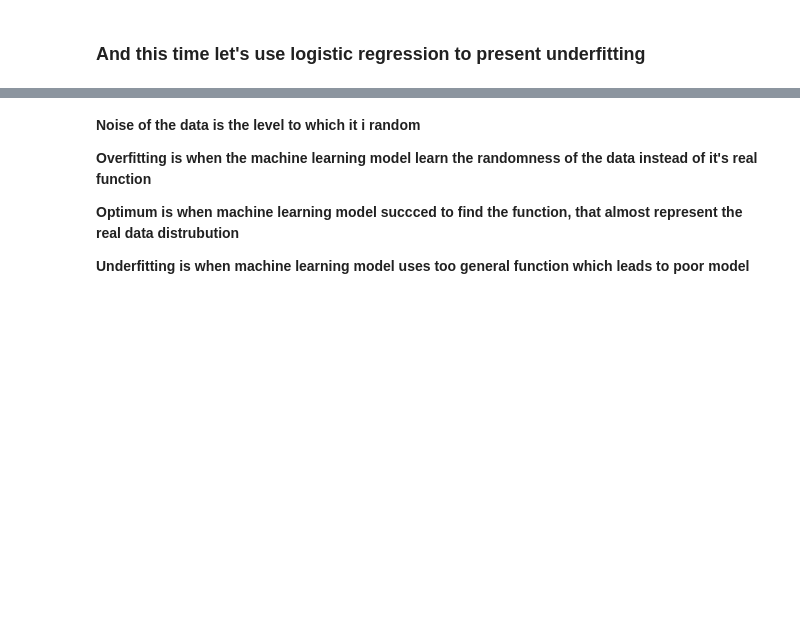
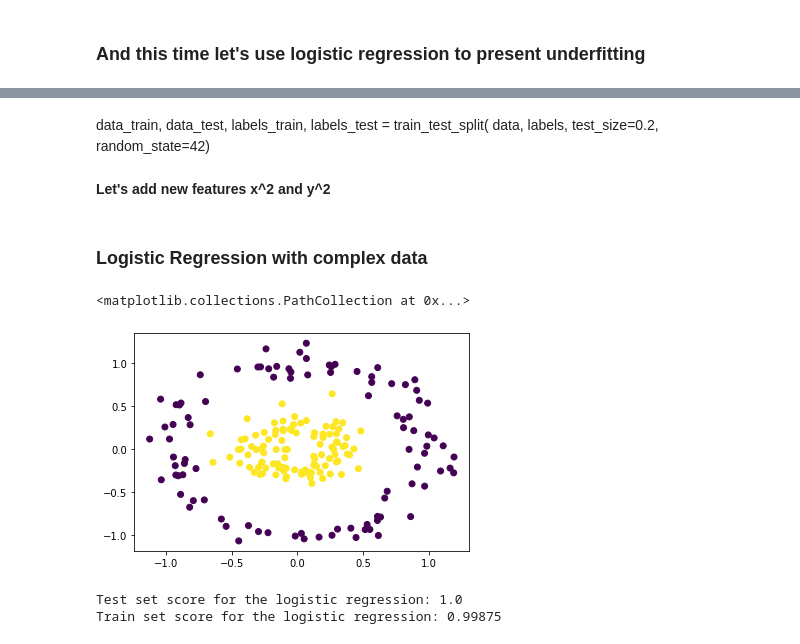
Before and after one commit to KantiCodes/DevFest_Workshop, a Jupyter notebook: ML_Debugging.ipynb, the cells around one changed output, grey strips where cells are left out. Drawn from its saved outputs; the diff is of its cells as text; code cells hidden in the pictures; blank space fills up the shorter version.

```diff
--- a/ML_Debugging.ipynb
+++ b/ML_Debugging.ipynb
@@ -436,8 +418,30 @@ Source: Sagar Sharma / Towards Data Science
-# %% [markdown]
-**Noise of the data is the level to which it i random**
-
-**Overfitting is when the machine learning model learn the randomness of the data instead of it's real function**
-
-**Optimum is when machine learning model succced to find the function, that almost represent the real data distrubution**
-
-**Underfitting is when machine learning model uses too general function which leads to poor model**
+# %% [markdown]
+data_train, data_test, labels_train, labels_test = train_test_split(
+        data, labels, test_size=0.2, random_state=42)
+# %% [markdown]
+**Let's add new features x^2 and y^2**
+# %%
+data_square = np.square(data)
+complex_data = np.column_stack([data, data_square])
+# %%
+data_train, data_test, labels_train, labels_test = train_test_split(
+        complex_data, labels, test_size=0.2, random_state=42)
+# %% [markdown]
+### Logistic Regression with complex data
+# %%
+model = LR().fit(data_train, labels_train)
+
+y_pred = model.predict(data_test)
+
+plt.scatter(data_test[:,0], data_test[:,1], c=y_pred)
+# %% [output]
+<matplotlib.collections.PathCollection at 0x...>
+[figure, added]
+# %%
+test_score = model.score(data_test, labels_test)
+print(f'Test set score for the logistic regression: {test_score}')
+train_score = model.score(data_train, labels_train)
+print(f'Train set score for the logistic regression: {train_score}')
+# %% [output]
+Test set score for the logistic regression: 1.0
+Train set score for the logistic regression: 0.99875
```
Also changed, not shown: parts of 15 cells of this notebook.
